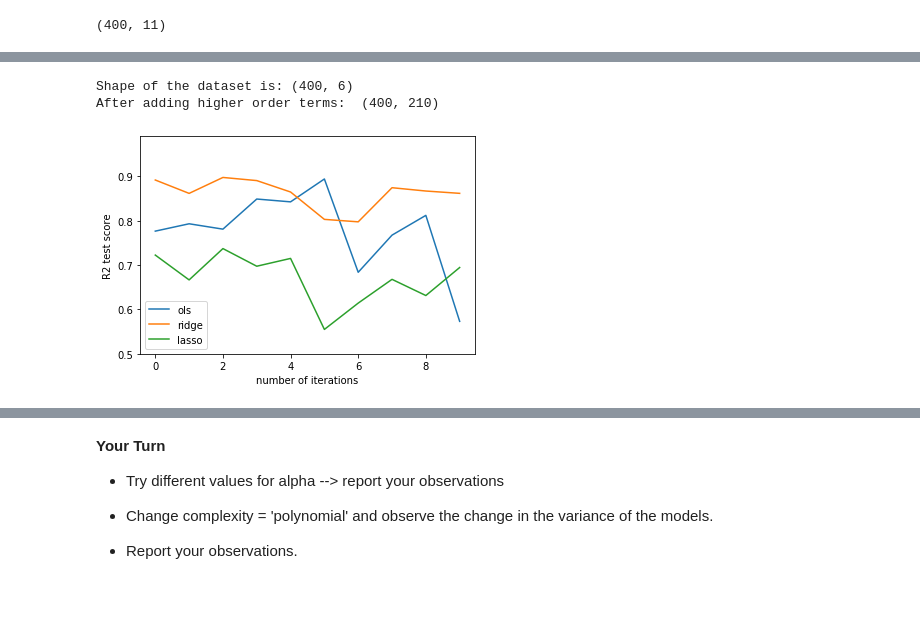
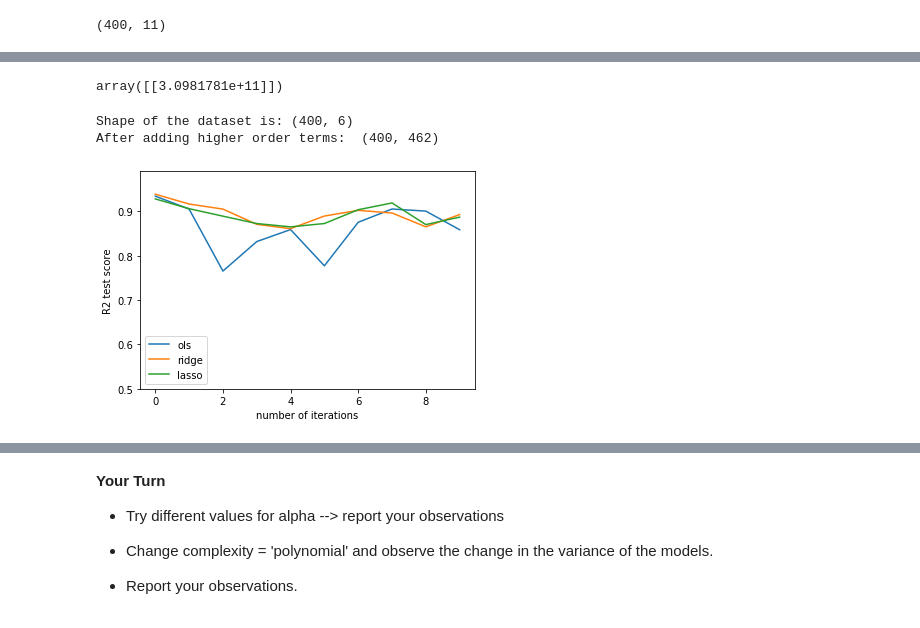
Before and after one commit to learn-co-students/dc-ds-010620, a Jupyter notebook: mod-4/Day-3-Lasso-Ridge/regularization/regularization.ipynb, the cells around one changed output, grey strips where cells are left out. Saved outputs shown, nothing was run; the diff lists cells and outputs as text; code cells hidden in the pictures.

```diff
--- a/mod-4/Day-3-Lasso-Ridge/regularization/regularization.ipynb
+++ b/mod-4/Day-3-Lasso-Ridge/regularization/regularization.ipynb
@@ -124,23 +176,26 @@ plt.show()
+# %%
+lr.predict(poly.transform([[70000, 3000, 500, 1, 50, 15]]))
+# %% [output]
+array([[3.0981781e+11]])
 # %%
-X = df2.values
-y = df.Balance.values.reshape(-1,1)
+
 
 print('Shape of the dataset is:', X.shape)
 
 
 ## Create higher order terms
-poly = PolynomialFeatures(degree=4)
+poly = PolynomialFeatures(degree=5,interaction_only= False )
 Xp = poly.fit_transform(X)
 
 print('After adding higher order terms: ', Xp.shape)
 # %% [output]
 Shape of the dataset is: (400, 6)
-After adding higher order terms:  (400, 210)
+After adding higher order terms:  (400, 462)
 # %%
 %run -i 'supplement.py'
 # %%
-trained_models = model_experiment(num_iter=10, alpha = 100,
+trained_models = model_experiment(num_iter=10, alpha = 10,
                                    models = ['ols', 'ridge', 'lasso'],
                                    complexity= 'polynomial', degree = 3)
 # %% [output]
-[figure, old version]
+[figure, new version]
```
Also changed, not shown: parts of 19 cells of this notebook, 27 other files.
